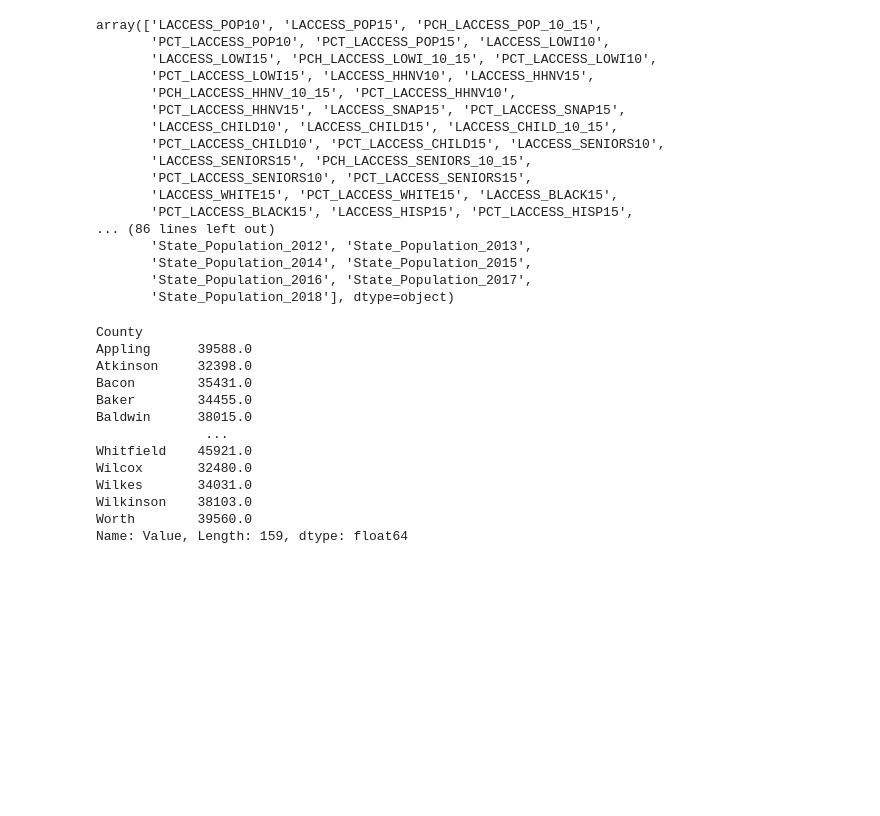
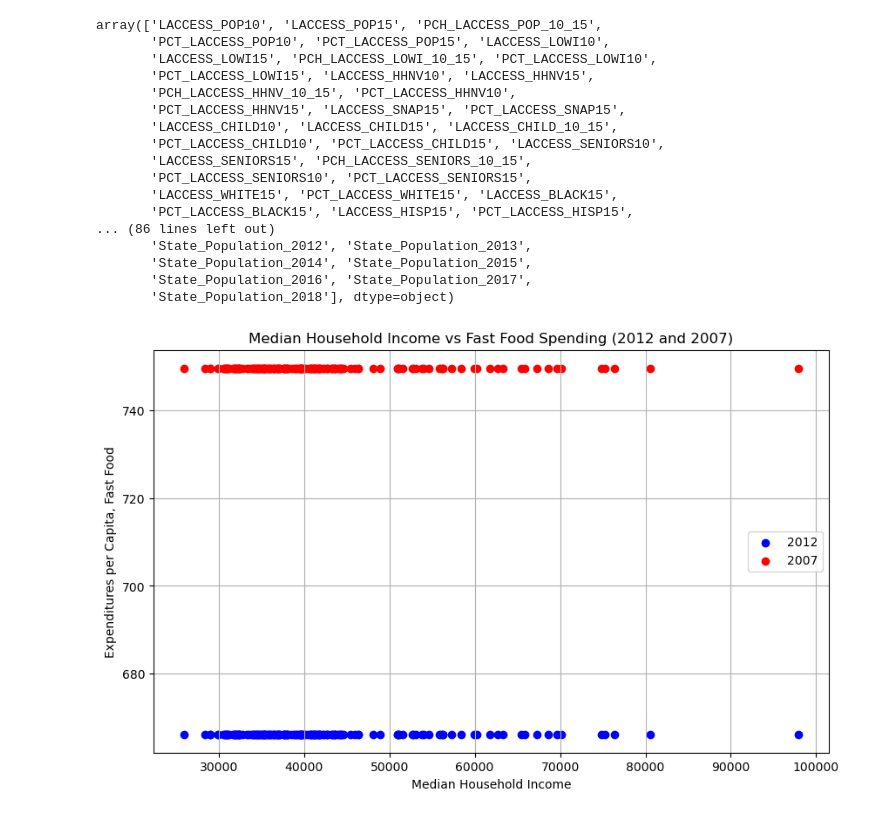
Before and after one commit to anishak520/Project1, a Jupyter notebook: Initial_Data.ipynb, the cells around one changed output. Saved outputs shown, nothing was run; the diff lists cells and outputs as text; code cells hidden in the pictures; blank space fills up the shorter version.

Commit message:
added graphs

```diff
--- a/Initial_Data.ipynb
+++ b/Initial_Data.ipynb
@@ -61,34 +61,44 @@ array(['LACCESS_POP10', 'LACCESS_POP15', 'PCH_LACCESS_POP_10_15',
        'State_Population_2014', 'State_Population_2015',
        'State_Population_2016', 'State_Population_2017',
        'State_Population_2018'], dtype=object)
-# %%
-# Create a new DataFrame that looks into a specific Place of Manufacture
-#My question: Does the amount of household Income(Median household income, 2015) correlate with Amount of Fast food consumption?
-#MEDHHINC15 is xvariable
-Median_Household_income= GAcounties[(GAcounties["Variable_Code"] == "MEDHHINC15")]
-MHI_by_County = Median_Household_income.groupby("County").sum()["Value"]
-MHI_by_County
-
-FastFoodSpending_12 = GAcounties[(GAcounties["Variable_Code"] == "PC_FFRSALES12")]
-FastFood_Expenditure12 = FastFoodSpending_12.groupby("County").sum()["Value"]
-
-
-
-#xvariable: MEDHHINC15, yvariable:PC_FFRSALES07 to show dif. relationship  over time
-
-
-#row 29 peep
-# %% [output]
-County
-Appling      39588.0
-Atkinson     32398.0
-Bacon        35431.0
-Baker        34455.0
-Baldwin      38015.0
-              ...
-Whitfield    45921.0
-Wilcox       32480.0
-Wilkes       34031.0
-Wilkinson    38103.0
-Worth        39560.0
-Name: Value, Length: 159, dtype: float64
+# %%
+#My question: Does the amount of household Income(Median household income, 2015) correlate with Amount of Fast food consumption?
+## Filter for Median Household Income (2015) variable
+Median_Household_income = GAcounties[(GAcounties["Variable_Code"] == "MEDHHINC15")]
+# Group by County to get the median income for each county
+MHI_by_County = Median_Household_income.groupby('County')['Value'].mean()
+MHI_by_County
+# Now, let's create a DataFrame for Fast Food Consumption
+fast_food_spending12_df = GAcounties[GAcounties['Variable_Code'] == 'PC_FFRSALES12']
+fast_food_spending07_df = GAcounties[GAcounties['Variable_Code'] == 'PC_FFRSALES07']
+# Group by County to get the total fast food consumption for each county
+fast_food__spending_by_County12 = fast_food_spending12_df.groupby('County')['Value'].sum()
+fast_food__spending_by_County07 = fast_food_spending07_df.groupby('County')['Value'].sum()
+# Create a new DataFrame combining median income and fast food consumption
+MHI_vs_fast_food_spending_df = pd.DataFrame({
+    'Median_Household_Income': MHI_by_County,
+    'Expenditures per capita, fast food, 2012': fast_food__spending_by_County12,
+    'Expenditures per capita, fast food, 2007': fast_food__spending_by_County07
+})
+# Plotting a chart
+plt.figure(figsize=(10, 6))
+
+# Scatter plot for 2012
+plt.scatter(MHI_vs_fast_food_spending_df['Median_Household_Income'],
+            MHI_vs_fast_food_spending_df['Expenditures per capita, fast food, 2012'],
+            label='2012', color='blue')
+
+# Scatter plot for 2007
+plt.scatter(MHI_vs_fast_food_spending_df['Median_Household_Income'],
+            MHI_vs_fast_food_spending_df['Expenditures per capita, fast food, 2007'],
+            label='2007', color='red')
+
+# chart elements
+plt.xlabel('Median Household Income')
+plt.ylabel('Expenditures per Capita, Fast Food')
+plt.title('Median Household Income vs Fast Food Spending (2012 and 2007)')
+plt.legend()
+plt.grid(True)
+plt.show()
+# %% [output]
+[figure, added]
```
Also changed, not shown: parts of 5 cells of this notebook.
